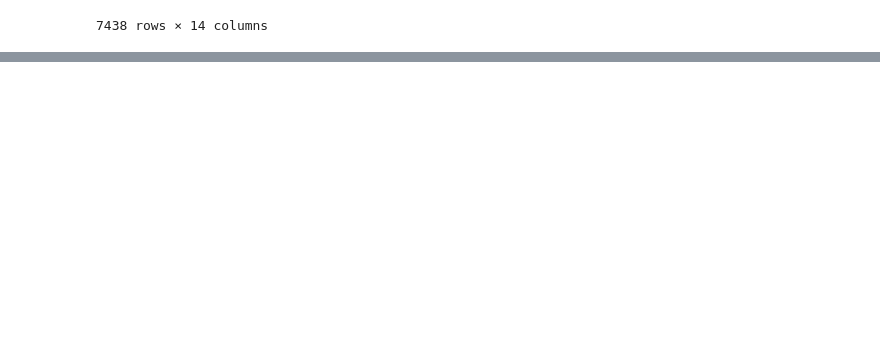
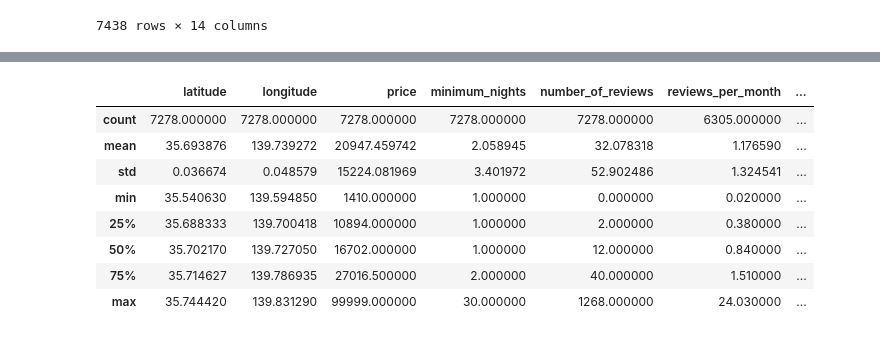
Before and after one commit to ubco-W2022T2-data301/project-group-group21, a Jupyter notebook: analysis/analysis1.ipynb, the cells around one changed output, grey strips where cells are left out. Cells and saved outputs as stored; diff of their text form; code cells hidden in the pictures; blank space fills up the shorter version.

```diff
--- a/analysis/analysis1.ipynb
+++ b/analysis/analysis1.ipynb
@@ -229,0 +242,20 @@ g.despine(bottom=True, left=True)
+# %%
+
+df_top=df_top.assign(PricePerNight=lambda x: x['price']/x['minimum_nights'])\
+    .assign(Price_CAD=lambda x: x['price'] * 0.00994)\
+    .drop(df_top[df_top['minimum_nights']>30].index)\
+    .drop(df_top[df_top['price']==0].index)\
+    .drop(df_top[df_top['PricePerNight']>1*10**5].index)\
+    .reset_index(drop=True)
+
+df_top.describe()
+# %% [output]
+|  | latitude | longitude | price | minimum_nights | number_of_reviews | reviews_per_month | ... |
+| count | 7278.000000 | 7278.000000 | 7278.000000 | 7278.000000 | 7278.000000 | 6305.000000 | ... |
+| mean | 35.693876 | 139.739272 | 20947.459742 | 2.058945 | 32.078318 | 1.176590 | ... |
+| std | 0.036674 | 0.048579 | 15224.081969 | 3.401972 | 52.902486 | 1.324541 | ... |
+| min | 35.540630 | 139.594850 | 1410.000000 | 1.000000 | 0.000000 | 0.020000 | ... |
+| 25% | 35.688333 | 139.700418 | 10894.000000 | 1.000000 | 2.000000 | 0.380000 | ... |
+| 50% | 35.702170 | 139.727050 | 16702.000000 | 1.000000 | 12.000000 | 0.840000 | ... |
+| 75% | 35.714627 | 139.786935 | 27016.500000 | 2.000000 | 40.000000 | 1.510000 | ... |
+| max | 35.744420 | 139.831290 | 99999.000000 | 30.000000 | 1268.000000 | 24.030000 | ... |
```
Also changed, not shown: parts of 6 cells of this notebook, 1 other file.
